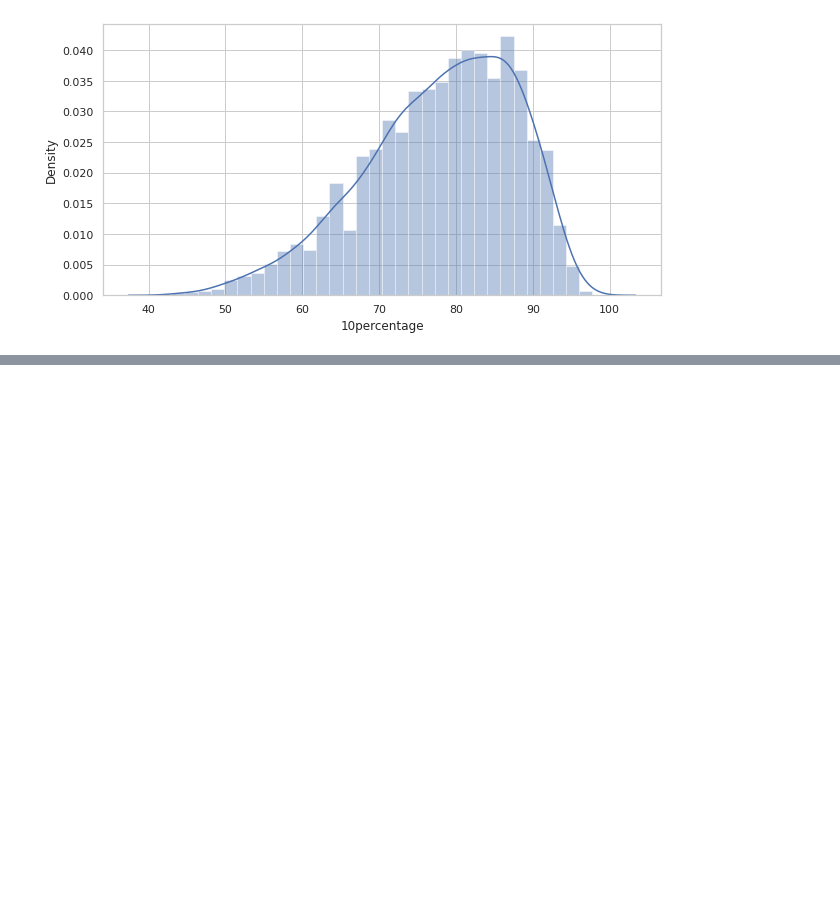
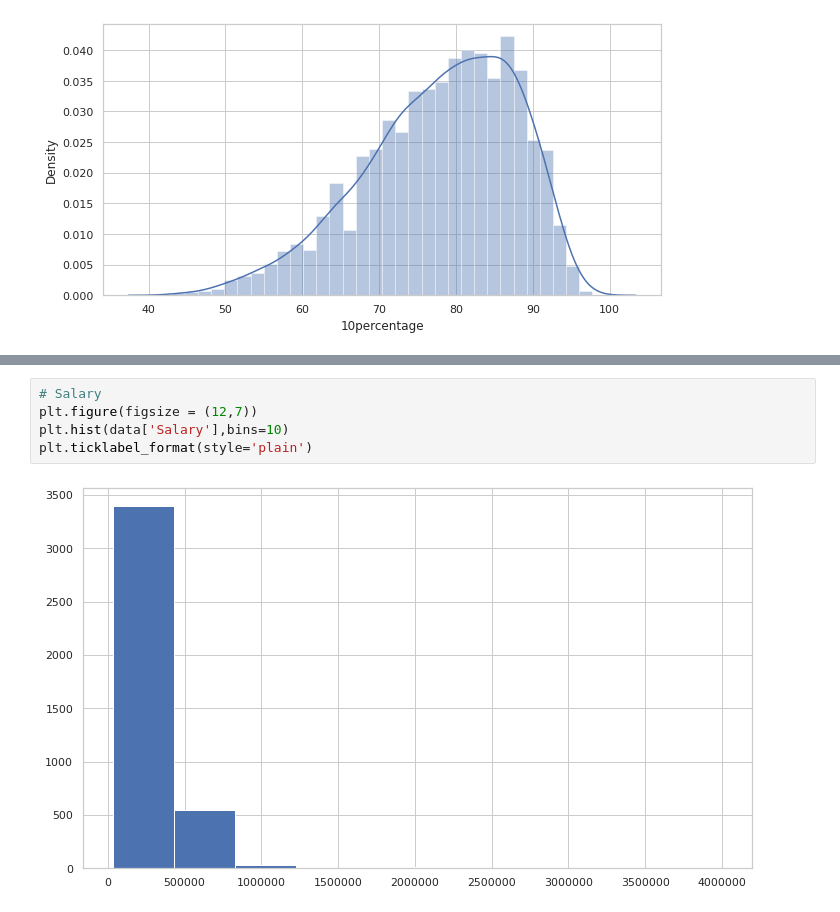
Before and after one commit to CodeWithSridhar/Innomatics-Internship, a Jupyter notebook: Task11_Exploratory_Data_Analysis(EDA).ipynb, the cells around one changed output, grey strips where cells are left out. Saved outputs shown, nothing was run; the diff lists cells and outputs as text; blank space fills up the shorter version.

```diff
--- a/Task11_Exploratory_Data_Analysis(EDA).ipynb
+++ b/Task11_Exploratory_Data_Analysis(EDA).ipynb
@@ -573,0 +596,7 @@ plt.show()
+# %%
+# Salary
+plt.figure(figsize = (12,7))
+plt.hist(data['Salary'],bins=10)
+plt.ticklabel_format(style='plain')
+# %% [output]
+[figure, added]
```
Also changed, not shown: parts of 15 cells of this notebook.
